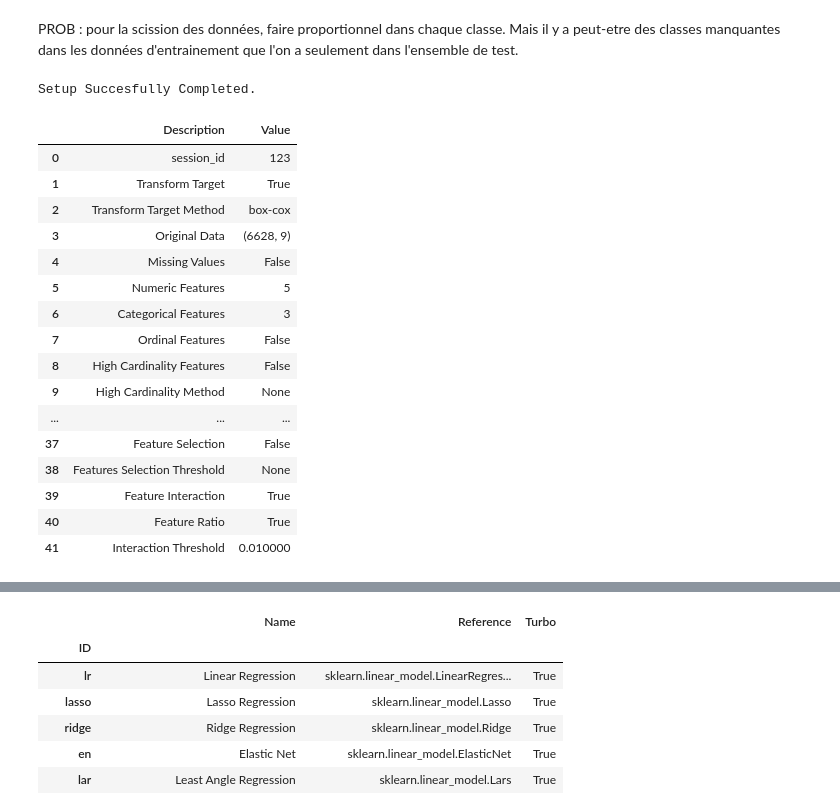
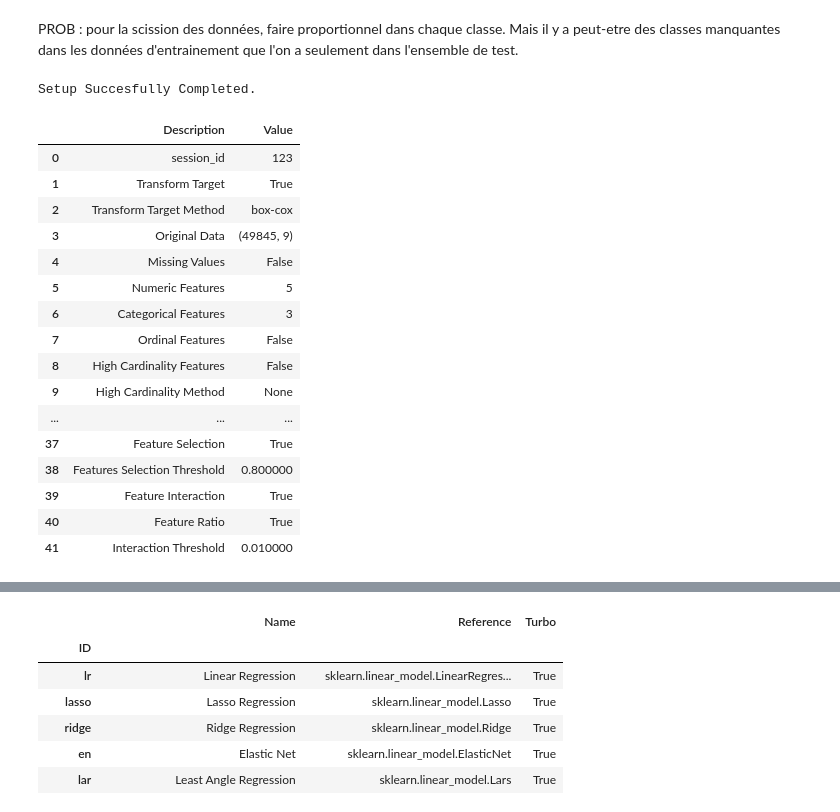
Before and after one commit to stbeau/projet-62, a Jupyter notebook: notebooks/exploratory/0.1-stbeau-Modele de depart pour tester l'API.ipynb, the cells around one changed output, grey strips where cells are left out. Saved outputs shown, nothing was run; the diff lists cells and outputs as text; code cells hidden in the pictures.

```diff
--- a/notebooks/exploratory/0.1-stbeau-Modele de depart pour tester l'API.ipynb
+++ b/notebooks/exploratory/0.1-stbeau-Modele de depart pour tester l'API.ipynb
@@ -39,0 +41,2 @@ data[num_features] = data[num_features].astype("float32")
+# %%
+data.replace([np.inf, -np.inf], np.nan).dropna(how="any",inplace=True)
@@ -87,23 +140,24 @@ from pycaret.regression import *
 # %%
 exp_reg101 = setup(data = df, target = target, ignore_features=cat_f_to_ignore, categorical_features=cat_f_to_keep,
                    numeric_features=num_f_to_keep,
                    remove_outliers=True, #remove_multicollinearity = True,# multicollinearity_threshold = 0.6,
                    #combine_rare_levels = True, rare_level_threshold=0.2,
+                   feature_selection=True,
                    polynomial_features = True,
                    trigonometry_features = True,
                    feature_interaction=True,
                    feature_ratio=True,
                    create_clusters=True,
                    use_gpu=True,
                    normalize = True, normalize_method="robust", transformation = True, transform_target = True, verbose=True, session_id=123)
 # normalize_method='robust'
 # %% [output]
 Setup Succesfully Completed.
 |  | Description | Value |
 | 0 | session_id | 123 |
 | 1 | Transform Target | True |
 | 2 | Transform Target Method | box-cox |
-| 3 | Original Data | (6628, 9) |
+| 3 | Original Data | (49845, 9) |
 | 4 | Missing Values | False |
 | 5 | Numeric Features | 5 |
 | 6 | Categorical Features | 3 |
@@ -111,8 +165,8 @@ Setup Succesfully Completed.
 | 8 | High Cardinality Features | False |
 | 9 | High Cardinality Method | None |
 | ... | ... | ... |
-| 37 | Feature Selection | False |
-| 38 | Features Selection Threshold | None |
+| 37 | Feature Selection | True |
+| 38 | Features Selection Threshold | 0.800000 |
 | 39 | Feature Interaction | True |
 | 40 | Feature Ratio | True |
 | 41 | Interaction Threshold | 0.010000 |
```
Also changed, not shown: parts of 25 cells of this notebook.
